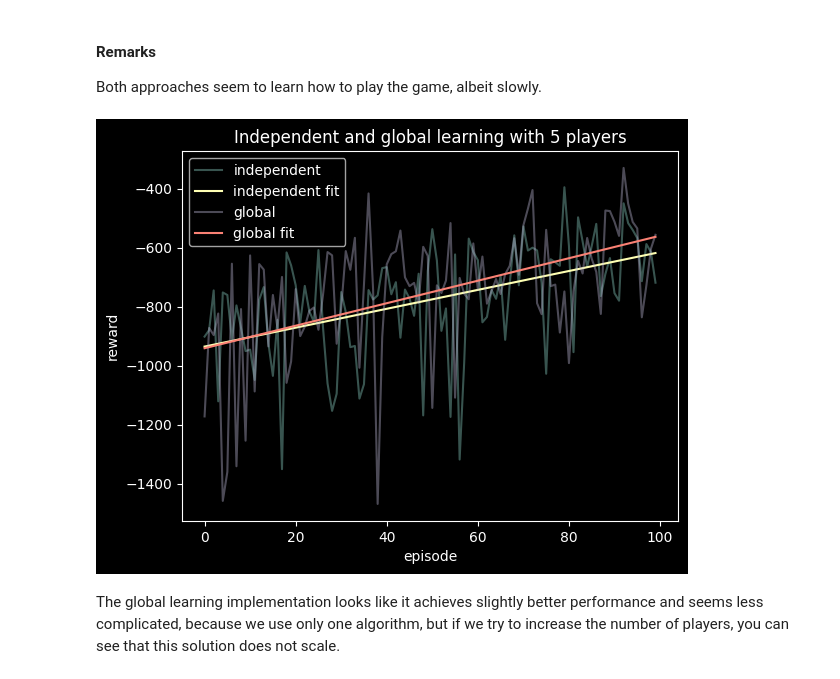
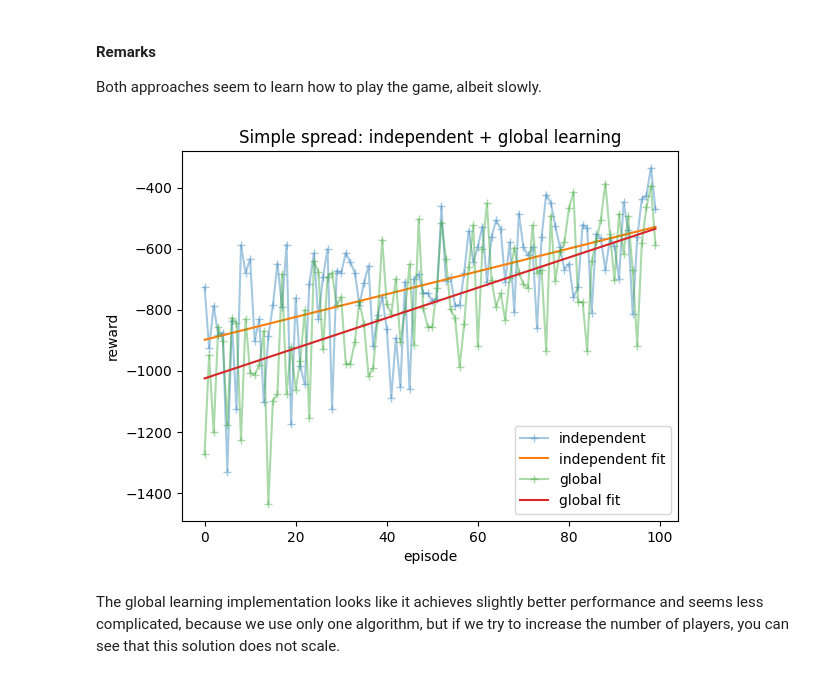
Before and after one commit to afflint/rlcoding, a Jupyter notebook: 2024-25/L7-multiagent-rl.ipynb, the cells around one changed output. Saved outputs shown, nothing was run; the diff lists cells and outputs as text; code cells hidden in the pictures.

```diff
--- a/2024-25/L7-multiagent-rl.ipynb
+++ b/2024-25/L7-multiagent-rl.ipynb
@@ -239,9 +245,9 @@ env = simple_spread_v3.parallel_env(
 	local_ratio = 0, # we care only about global reward
 )
 
-spread_iql_reward = spread_iql(env)
+spread_iql_reward = independent_qlearning(env)
 # %% [markdown]
 Now plot the reward accumulated for each single episode by the agents, that is, for each episode we plot the total reward gained by any agent (the rewards coincide across agents). We also show a linear fit to display that the reward is increasing.
 # %%
-plot_reward_fit(spread_iql_reward, f"Independent learning with {NUM_AGENTS} players")
+plot_reward_fit(spread_iql_reward["agent_0"], f"Simple spread: independent learning")
 # %% [output]
@@ -337,7 +345,7 @@ env = simple_spread_v3.parallel_env(
 	local_ratio = 0,
 )
 
-spread_gql_reward = spread_gql(env)
+spread_gql_reward = global_qlearning(env)
 # %%
-plot_reward_fit(spread_gql_reward, f"Global learning with {NUM_AGENTS} players")
+plot_reward_fit(spread_gql_reward["agent_0"], f"Simple spread: global learning")
 # %% [output]
@@ -347,23 +355,23 @@ plot_reward_fit(spread_gql_reward, f"Global learning with {NUM_AGENTS} players")
 
 Both approaches seem to learn how to play the game, albeit slowly.
 # %%
-x = range(len(spread_gql_reward))
+x = range(len(spread_gql_reward["agent_0"]))
 
-plt.plot(x, spread_iql_reward, alpha = .4, label = "independent")
-m, b = np.polyfit(x, spread_iql_reward, 1)
+plt.plot(x, spread_iql_reward["agent_0"], "+-", alpha = .4, label = "independent")
+m, b = np.polyfit(x, spread_iql_reward["agent_0"], 1)
 plt.plot(x, m * x + b, label = "independent fit")
 
-plt.plot(x, spread_gql_reward, alpha = .4, label = "global")
-m, b = np.polyfit(x, spread_gql_reward, 1)
+plt.plot(x, spread_gql_reward["agent_0"], "+-", alpha = .4, label = "global")
+m, b = np.polyfit(x, spread_gql_reward["agent_0"], 1)
 plt.plot(x, m * x + b, label = "global fit")
 
 plt.legend()
 plt.xlabel("episode")
 plt.ylabel("reward")
-plt.title(f"Independent and global learning with {NUM_AGENTS} players")
+plt.title(f"Simple spread: independent + global learning")
 plt.show()
 # %% [output]
-[figure, old version]
+[figure, new version]
 # %% [markdown]
  The global learning implementation looks like it achieves slightly better performance and seems less complicated, because we use only one algorithm, but if we try to increase the number of players, you can see that this solution does not scale.
 # %%
```
Also changed, not shown: parts of 14 cells of this notebook.
